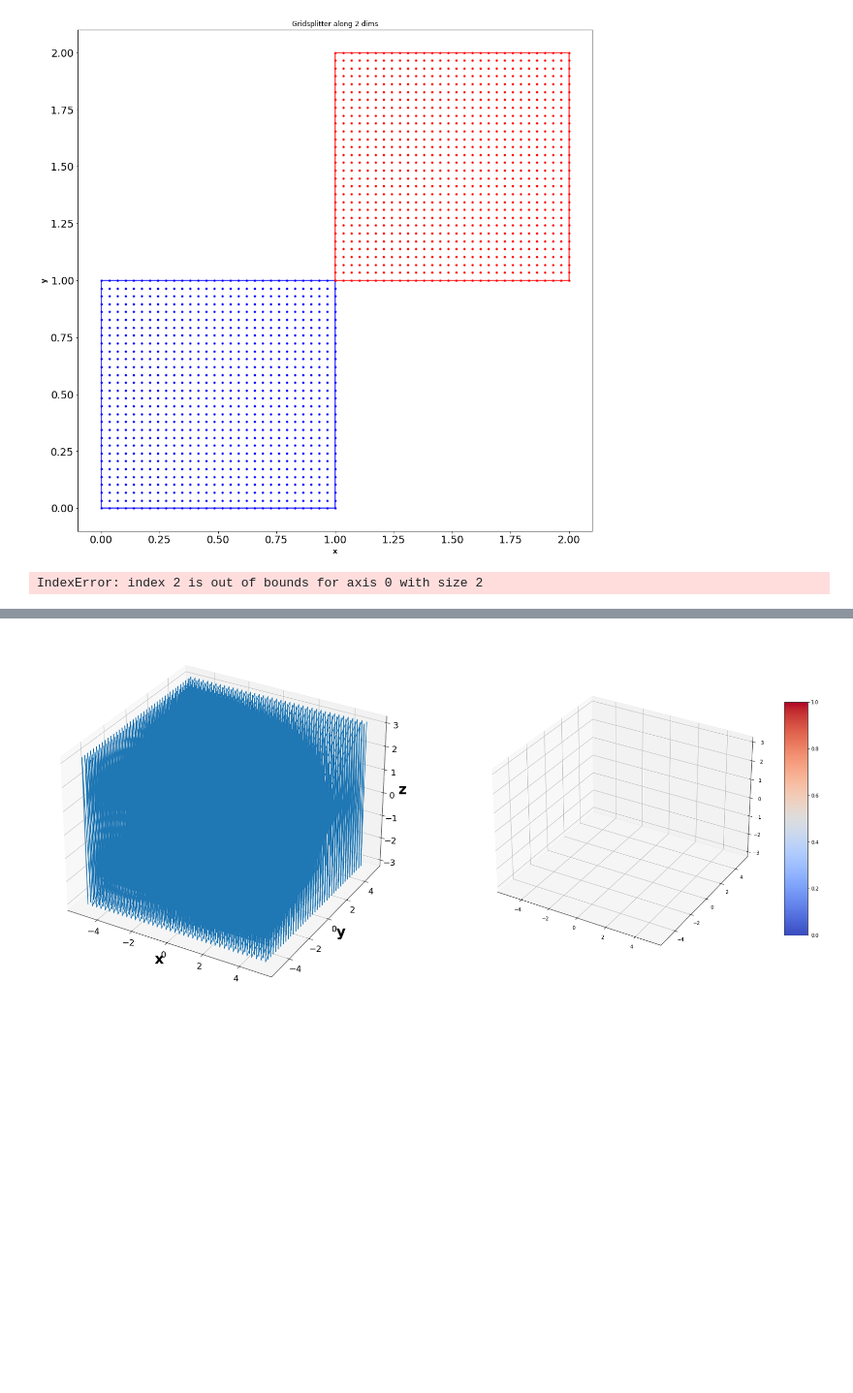
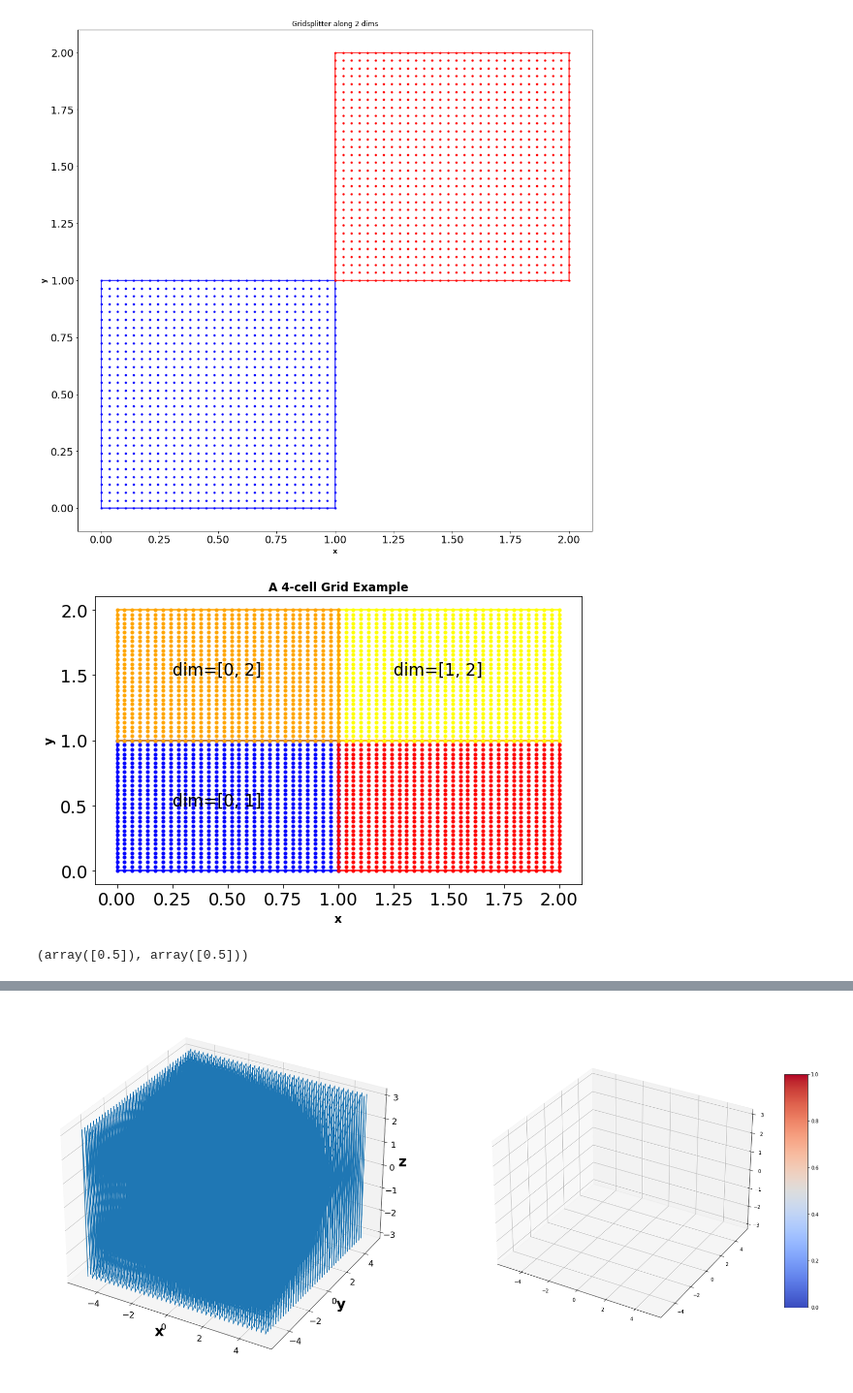
Before and after one commit to robotsorcerer/levelsetpy, a Jupyter notebook: notes/grid_create.ipynb, the cells around one changed output, grey strips where cells are left out. Shown at 97% size. Drawn from its saved outputs; the diff is of its cells as text; code cells hidden in the pictures; blank space fills up the shorter version.

```diff
--- a/notes/grid_create.ipynb
+++ b/notes/grid_create.ipynb
@@ -27,11 +37,50 @@ viz = Visualizer(winsize=(16, 16))
 viz.visGrid(gs, dim= len(gs))
 # %% [output]
 [figure]
-# %%
-gss = []
-
-dims = [[0, 2], [1, 3]]
-for g in gs:
-    gss.append(sepGrid(g, dims)[-1])
-# %% [output]
-IndexError: index 2 is out of bounds for axis 0 with size 2
+# %%
+# 4 subcells grid
+num_points=30
+gridIn=expand(np.array((0, 1, 0, 1)), 1)
+gridOut =expand(np.array((1, 2, 1, 2)), 1)
+N = num_points*ones(4,1).astype(np.int64)
+g = createGrid(gridIn, gridOut, N, process=True, low_mem=True);
+
+# print(f'len(g.xs), g.xs[0].shape {len(g.xs), g.xs[0].shape} g.N {g.N.shape}')
+dims = [[0, 2], [1, 2],  [1, 3], [0, 1]]
+
+gs = sepGrid(g, dims);
+
+viz = Visualizer(winsize=(8, 5))
+ax = viz._fig.add_subplot(1, 1, 1)
+
+# Visualize
+colors = ['blue', 'red', 'yellow', 'orange', 'green', 'black']
+
+i=0
+for g in gs:
+    ax.plot(g.xs[0], g.xs[1], '.', color=colors[i])
+    ax.plot(np.hstack([g.min[0], g.min[0]]), np.hstack([g.min[1], g.max[1]]), linestyle='-', color=colors[i])
+    ax.plot(np.hstack([g.max[0], g.max[0]]), np.hstack([g.min[1], g.max[1]]), linestyle='-', color=colors[i])
+    ax.plot(np.hstack([g.min[0], g.max[0]]), np.hstack([g.min[1], g.min[1]]), linestyle='-', color=colors[i])
+    ax.plot(np.hstack([g.min[0], g.max[0]]), np.hstack([g.max[1], g.max[1]]), linestyle='-', color=colors[i])
+
+    ax.xaxis.set_tick_params(labelsize=viz._labelsize)
+    ax.yaxis.set_tick_params(labelsize=viz._labelsize)
+
+    ax.set_xlabel('x', fontdict=viz._fontdict)
+    ax.set_ylabel('y', fontdict=viz._fontdict)
+    x, y = dims[i]
+    #print(dims[i])
+    ax.annotate(f'dim={dims[i]}', xy=(x+0.25, y-0.5), size=17)
+    i+=1
+
+viz._fig.tight_layout()
+plt.title(f'A {len(gs)}-cell Grid Example', fontdict=viz._fontdict)
+plt.show()
+# %% [output]
+[figure, added]
+# %%
+x, y = -g.min+g.max/2
+x, y
+# %% [output]
+(array([0.5]), array([0.5]))
```
Also changed, not shown: parts of 2 cells of this notebook, 2 other files.
